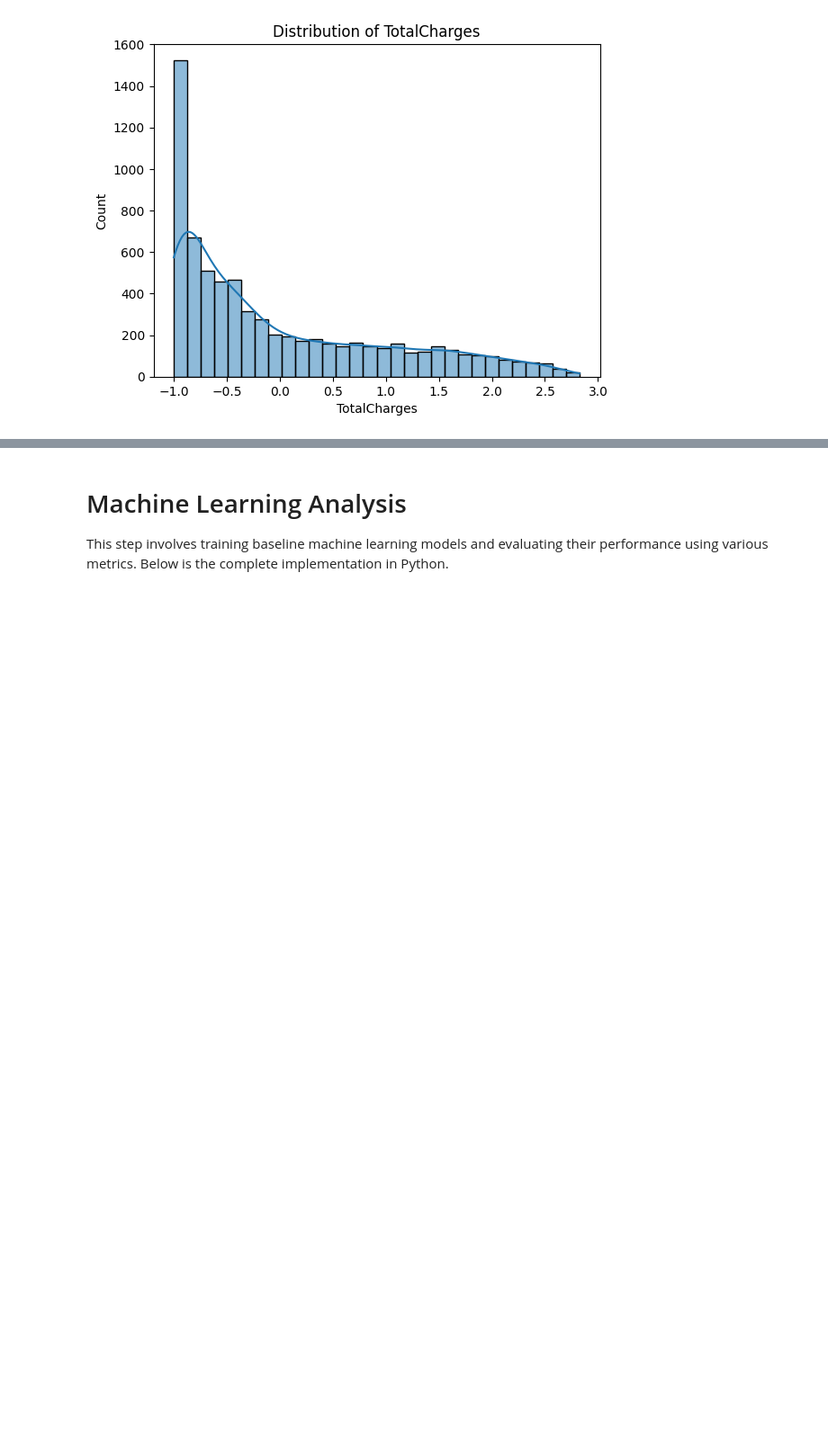
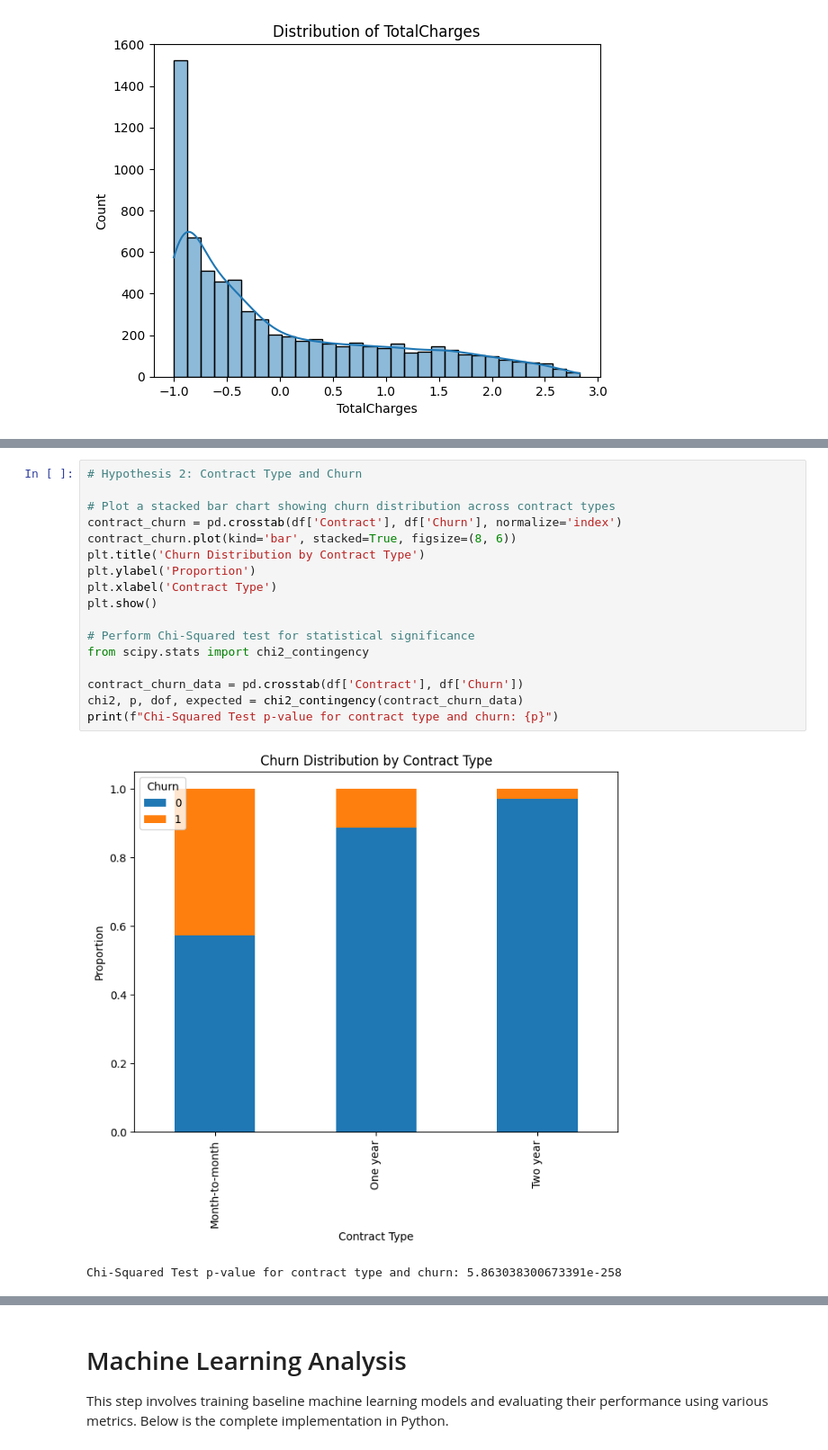
Before and after one commit to ufiyan/CS418-Project, a Jupyter notebook: Group_Project_ipnyb.ipynb, the cells around one changed output, grey strips where cells are left out. Shown at 90% size. Saved outputs shown, nothing was run; the diff lists cells and outputs as text; blank space fills up the shorter version.

```diff
--- a/Group_Project_ipnyb.ipynb
+++ b/Group_Project_ipnyb.ipynb
@@ -267,0 +320,20 @@ plt.show()
+# %%
+# Hypothesis 2: Contract Type and Churn
+
+# Plot a stacked bar chart showing churn distribution across contract types
+contract_churn = pd.crosstab(df['Contract'], df['Churn'], normalize='index')
+contract_churn.plot(kind='bar', stacked=True, figsize=(8, 6))
+plt.title('Churn Distribution by Contract Type')
+plt.ylabel('Proportion')
+plt.xlabel('Contract Type')
+plt.show()
+
+# Perform Chi-Squared test for statistical significance
+from scipy.stats import chi2_contingency
+
+contract_churn_data = pd.crosstab(df['Contract'], df['Churn'])
+chi2, p, dof, expected = chi2_contingency(contract_churn_data)
+print(f"Chi-Squared Test p-value for contract type and churn: {p}")
+# %% [output]
+[figure, added]
+Chi-Squared Test p-value for contract type and churn: 5.863038300673391e-258
```
Also changed, not shown: parts of 41 cells of this notebook.
